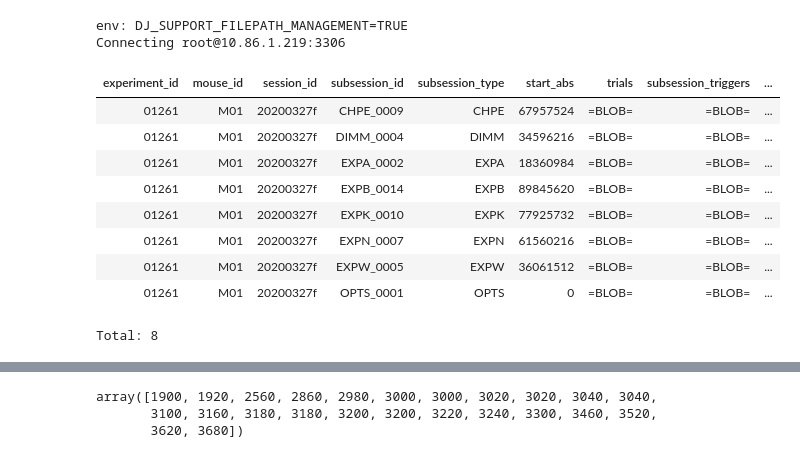
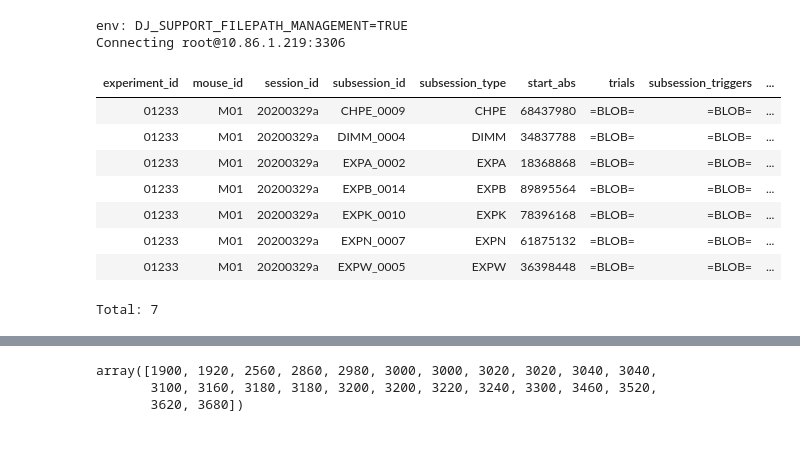
Before and after one commit to bramn22/DatajointVEIDB, a Jupyter notebook: notebooks/CSD_estimation.ipynb, the cells around one changed output, grey strips where cells are left out. Cells and saved outputs as stored; diff of their text form; code cells hidden in the pictures.

```diff
--- a/notebooks/CSD_estimation.ipynb
+++ b/notebooks/CSD_estimation.ipynb
@@ -45,15 +43,14 @@ subsess_events_table = ft.event_tables.SubsessionEvents()
 subsess_spikes_table = ft.ephys_tables.SubsessionSpikes()
 trial_events_table = ft.event_tables.TrialEvents()
 # %%
-subsess_events_table & {'experiment_id': '01261'}
+subsess_events_table & {'experiment_id': '01233'}
 # %% [output]
 | experiment_id | mouse_id | session_id | subsession_id | subsession_type | start_abs | trials | subsession_triggers | ... |
-| 01261 | M01 | 20200327f | CHPE_0009 | CHPE | 67957524 | =BLOB= | =BLOB= | ... |
-| 01261 | M01 | 20200327f | DIMM_0004 | DIMM | 34596216 | =BLOB= | =BLOB= | ... |
-| 01261 | M01 | 20200327f | EXPA_0002 | EXPA | 18360984 | =BLOB= | =BLOB= | ... |
-| 01261 | M01 | 20200327f | EXPB_0014 | EXPB | 89845620 | =BLOB= | =BLOB= | ... |
-| 01261 | M01 | 20200327f | EXPK_0010 | EXPK | 77925732 | =BLOB= | =BLOB= | ... |
-| 01261 | M01 | 20200327f | EXPN_0007 | EXPN | 61560216 | =BLOB= | =BLOB= | ... |
-| 01261 | M01 | 20200327f | EXPW_0005 | EXPW | 36061512 | =BLOB= | =BLOB= | ... |
-| 01261 | M01 | 20200327f | OPTS_0001 | OPTS | 0 | =BLOB= | =BLOB= | ... |
+| 01233 | M01 | 20200329a | CHPE_0009 | CHPE | 68437980 | =BLOB= | =BLOB= | ... |
+| 01233 | M01 | 20200329a | DIMM_0004 | DIMM | 34837788 | =BLOB= | =BLOB= | ... |
+| 01233 | M01 | 20200329a | EXPA_0002 | EXPA | 18368868 | =BLOB= | =BLOB= | ... |
+| 01233 | M01 | 20200329a | EXPB_0014 | EXPB | 89895564 | =BLOB= | =BLOB= | ... |
+| 01233 | M01 | 20200329a | EXPK_0010 | EXPK | 78396168 | =BLOB= | =BLOB= | ... |
+| 01233 | M01 | 20200329a | EXPN_0007 | EXPN | 61875132 | =BLOB= | =BLOB= | ... |
+| 01233 | M01 | 20200329a | EXPW_0005 | EXPW | 36398448 | =BLOB= | =BLOB= | ... |
-Total: 8
+Total: 7
```
Also changed, not shown: parts of 29 cells of this notebook, 6 other files.
